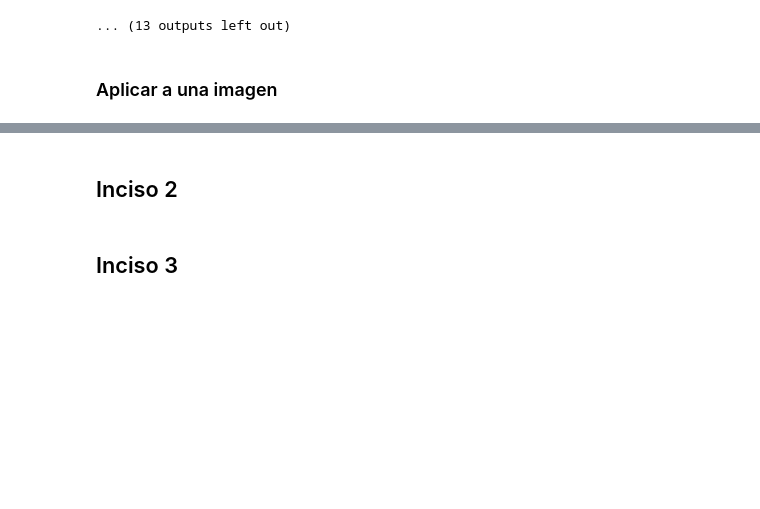
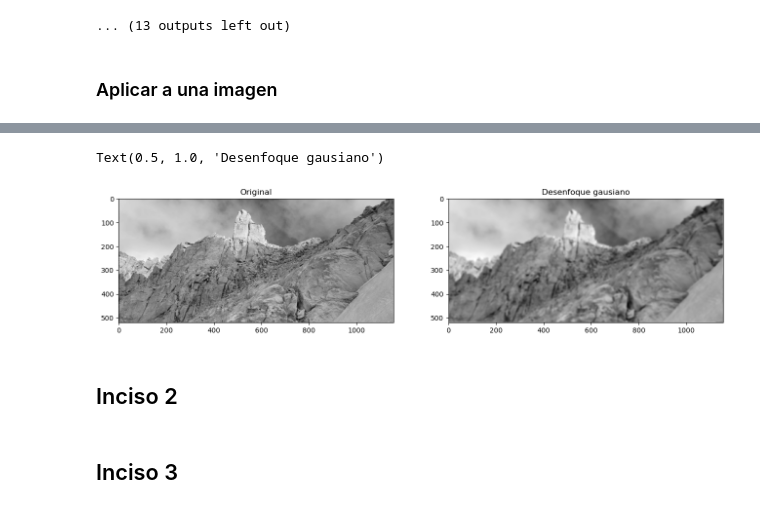
Before and after one commit to juanpsch/vision_computadora_I, a Jupyter notebook: Material_TPs/TP2/TP2.ipynb, the cells around one changed output, grey strips where cells are left out. Cells and saved outputs as stored; diff of their text form; code cells hidden in the pictures; blank space fills up the shorter version.

```diff
--- a/Material_TPs/TP2/TP2.ipynb
+++ b/Material_TPs/TP2/TP2.ipynb
@@ -152,3 +152,28 @@ Text(0.5, 1.0, 'Desenfoque gausiano')
+# %%
+# Figura 'mountain.jpeg'
+img = cv.imread('mountain.jpeg', cv.IMREAD_GRAYSCALE)
+h, w = img.shape
+img_fft = np.fft.fft2(img)
+
+kernel, kernel_tf = create_gauss_filter(h, w, k_size=25, sigma=3)
+filtered = img_fft * kernel_tf
+
+img_gauss = np.fft.ifftshift(np.real(np.fft.ifft2(filtered)))
+
+
+plt.figure(figsize=(16,8))
+plt.subplot(1,2,1)
+# plt.axis('off')
+plt.imshow(img, cmap='gray')
+plt.title('Original')
+
+plt.subplot(1,2,2)
+# plt.axis('off')
+plt.imshow(img_gauss, cmap='gray')
+plt.title('Desenfoque gausiano')
+# %% [output]
+Text(0.5, 1.0, 'Desenfoque gausiano')
+[figure, added]
 # %% [markdown]
 ## Inciso 2
 # %% [markdown]
```
Also changed, not shown: parts of 4 cells of this notebook, 1 other file.
